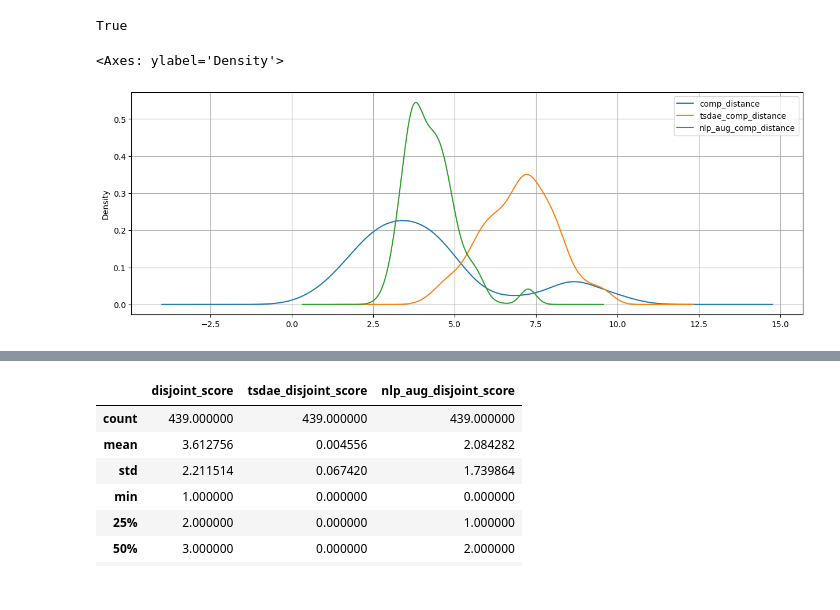
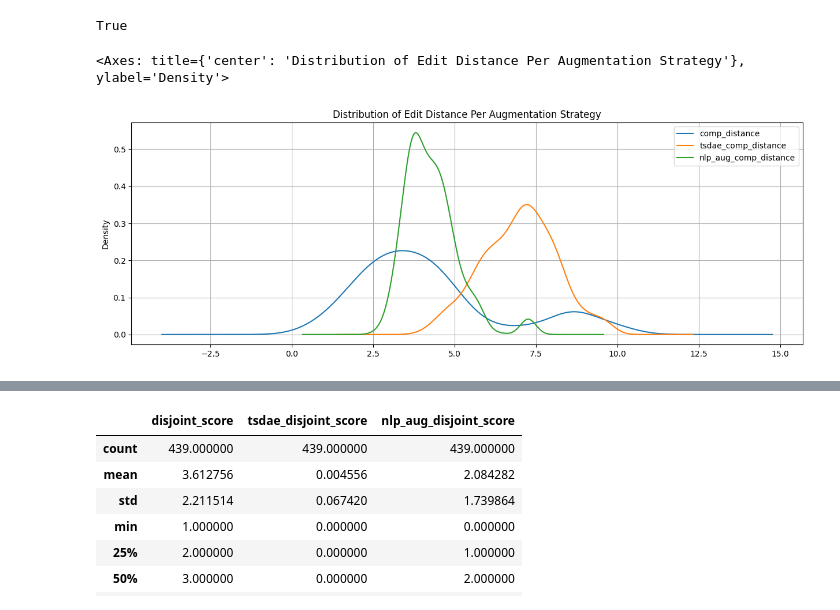
Before and after one commit to lowem1/lowem1-experiments-n-notes, a Jupyter notebook: cc_news_gen_aug/analyze.ipynb, the cells around one changed output, grey strips where cells are left out. Saved outputs shown, nothing was run; the diff lists cells and outputs as text; code cells hidden in the pictures.

```diff
--- a/cc_news_gen_aug/analyze.ipynb
+++ b/cc_news_gen_aug/analyze.ipynb
@@ -216,12 +204,12 @@ distances_report = (
 # %%
 (
     distances_report
     .select_columns(["comp_distance", "tsdae_comp_distance", "nlp_aug_comp_distance"])
     .to_pandas()
     .apply(np.log)
     .plot
-    .density(figsize=(15,5), grid=True)
+    .density(figsize=(15,5), grid=True, title="Distribution of Edit Distance Per Augmentation Strategy")
 )
 # %% [output]
-<Axes: ylabel='Density'>
+<Axes: title={'center': 'Distribution of Edit Distance Per Augmentation Strategy'}, ylabel='Density'>
-[figure, old version]
+[figure, new version]
```
Also changed, not shown: parts of 13 cells of this notebook.
